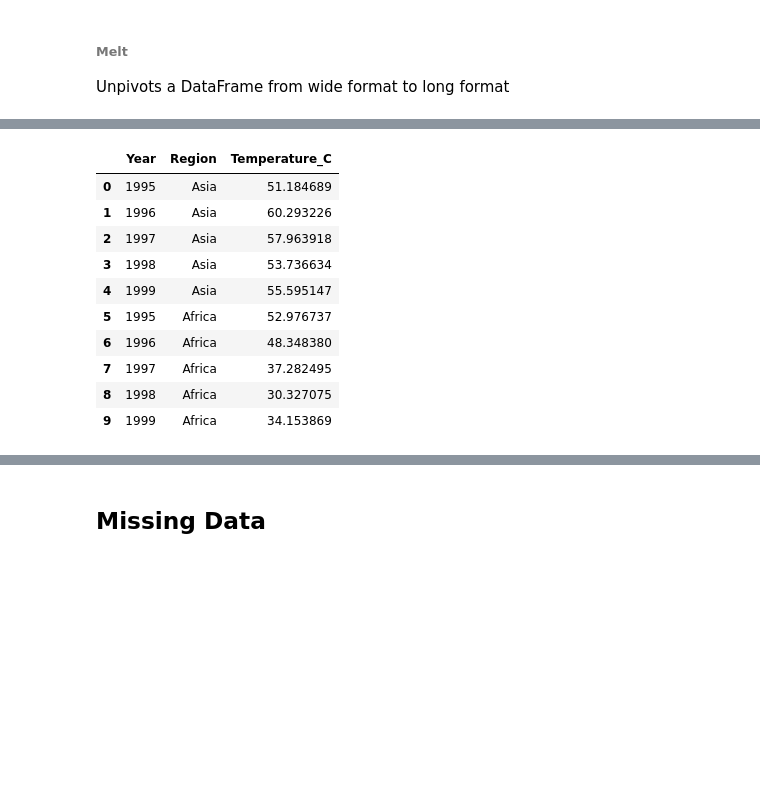
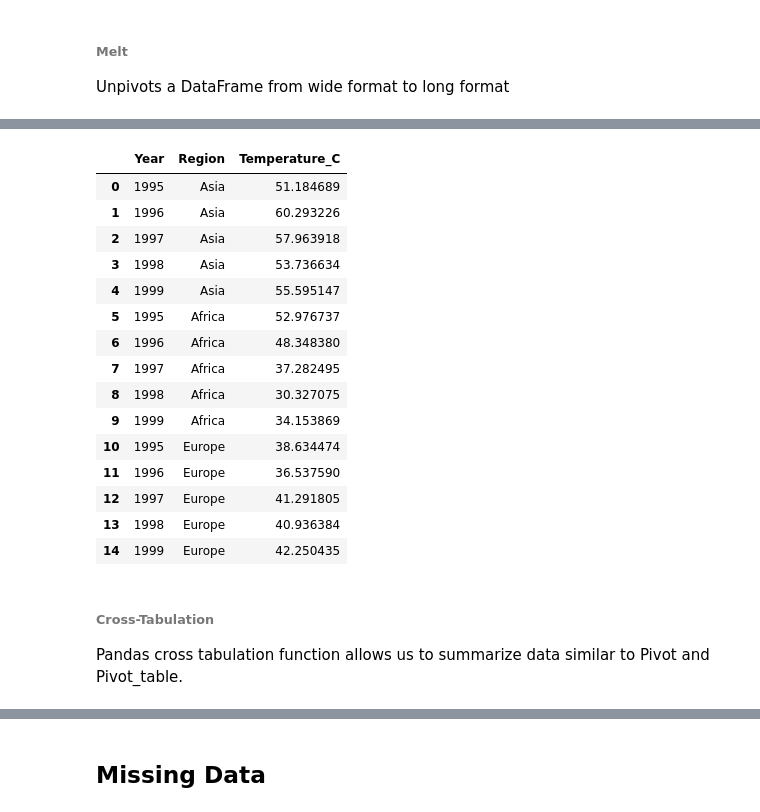
Before and after one commit to SammyOngaya/data2ml, a Jupyter notebook: pandas-function.ipynb, the cells around one changed output, grey strips where cells are left out. Drawn from its saved outputs; the diff is of its cells as text; code cells hidden in the pictures; blank space fills up the shorter version.

Commit message:
Added cross tabulation functions

```diff
--- a/pandas-function.ipynb
+++ b/pandas-function.ipynb
@@ -757,17 +782,26 @@ continental_temp_df.reset_index().head()
 | 3 | 1998 | 30.327075 | 53.736634 | 49.237078 | 40.936384 | 58.497397 | 54.517819 | ... |
 | 4 | 1999 | 34.153869 | 55.595147 | 61.653699 | 42.250435 | 59.681566 | 55.645530 | ... |
 # %%
-pd.melt(continental_temp_df.reset_index().head(),id_vars=['Year'],value_vars=['Asia','Africa','Europe'],
-        value_name='Temperature_C').head(10)
+year_region_temp_df=pd.melt(continental_temp_df.reset_index().head(),id_vars=['Year'],value_vars=['Asia','Africa','Europe'],
+        value_name='Temperature_C')
+year_region_temp_df
 # %% [output]
 |  | Year | Region | Temperature_C |
 | 0 | 1995 | Asia | 51.184689 |
 | 1 | 1996 | Asia | 60.293226 |
 | 2 | 1997 | Asia | 57.963918 |
 | 3 | 1998 | Asia | 53.736634 |
 | 4 | 1999 | Asia | 55.595147 |
 | 5 | 1995 | Africa | 52.976737 |
 | 6 | 1996 | Africa | 48.348380 |
 | 7 | 1997 | Africa | 37.282495 |
 | 8 | 1998 | Africa | 30.327075 |
 | 9 | 1999 | Africa | 34.153869 |
+| 10 | 1995 | Europe | 38.634474 |
+| 11 | 1996 | Europe | 36.537590 |
+| 12 | 1997 | Europe | 41.291805 |
+| 13 | 1998 | Europe | 40.936384 |
+| 14 | 1999 | Europe | 42.250435 |
+# %% [markdown]
+###### Cross-Tabulation
+Pandas cross tabulation function allows us to summarize data similar to Pivot and Pivot_table.
```
Also changed, not shown: parts of 79 cells of this notebook, 4 other files.
